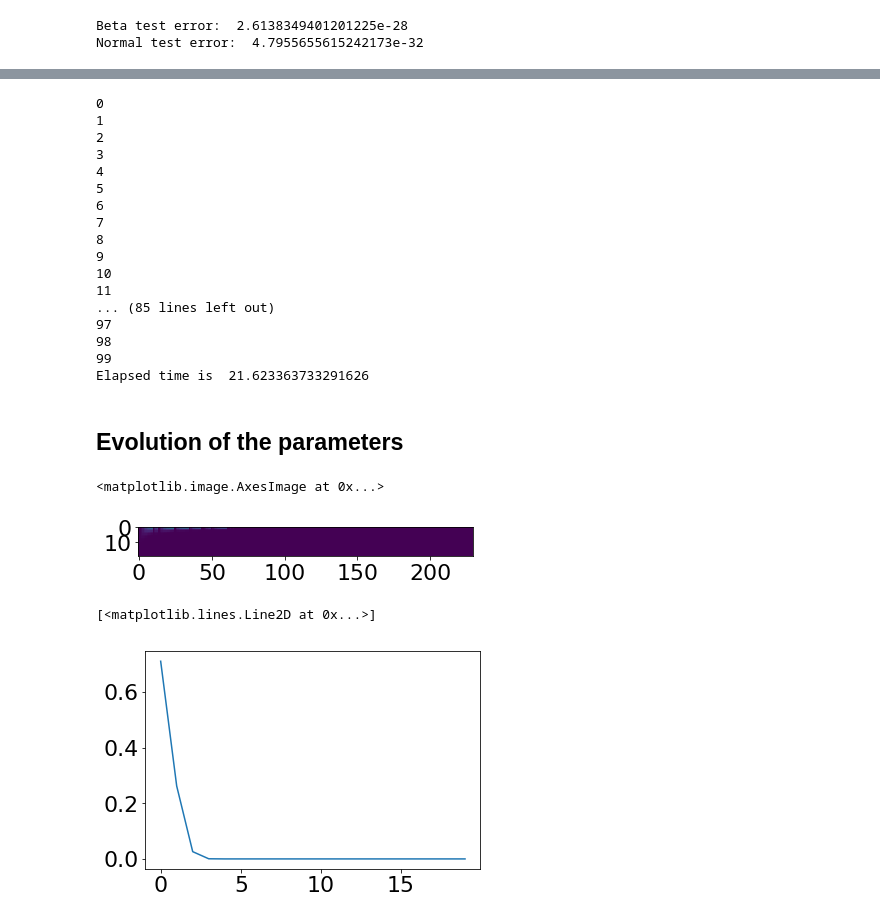
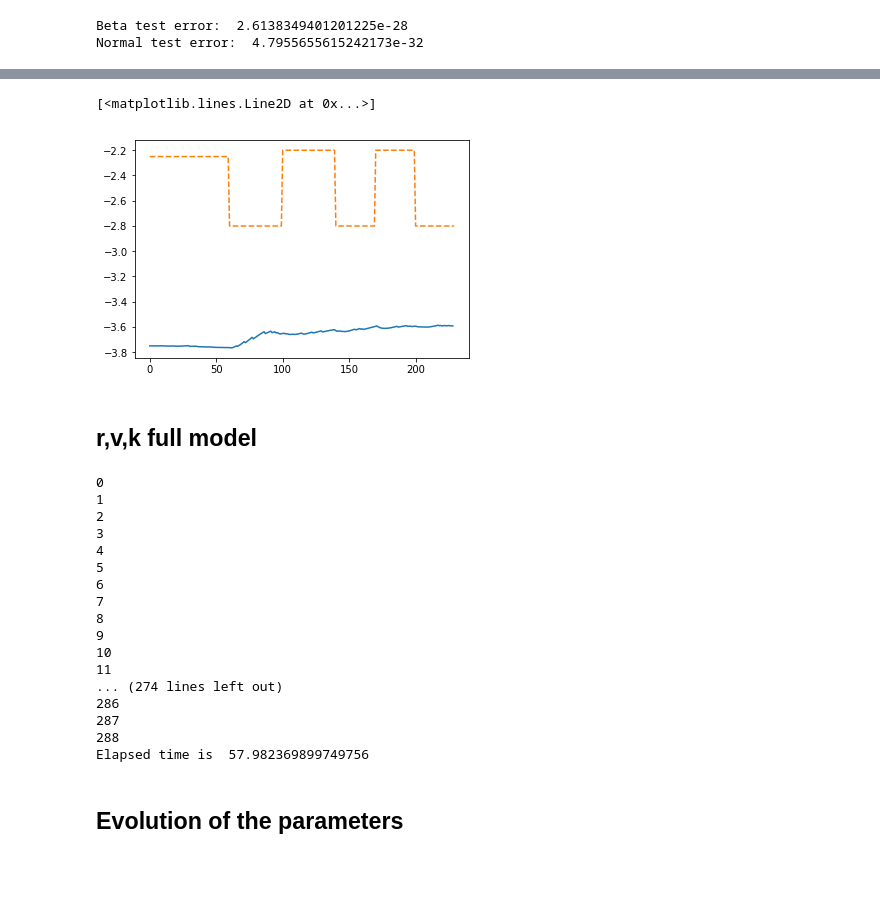
Before and after one commit to nhat-le/6-435-project, a Jupyter notebook: behrens_simulation.ipynb, the cells around one changed output, grey strips where cells are left out. Drawn from its saved outputs; the diff is of its cells as text; code cells hidden in the pictures; blank space fills up the shorter version.

```diff
--- a/behrens_simulation.ipynb
+++ b/behrens_simulation.ipynb
@@ -189,10 +335,19 @@ def find_posterior_t_arr_gaussian(y, prev_res):
+# %%
+plt.plot(vprobs)
+plt.plot(np.array(true_prob) - 3, '--')
+# %% [output]
+[<matplotlib.lines.Line2D at 0x...>]
+[figure, added]
+# %% [markdown]
+## r,v,k full model
 # %%
 # Set up a grid of r, v, k
 rvals = np.linspace(0, 1, 20)
-vvals = np.linspace(-3, 3, 20)
-kvals = np.linspace(-3, 3, 20)
+vvals = np.linspace(-3, -2, 20)
+kvals = np.linspace(-3, -2, 20)
 dv = vvals[1] - vvals[0]
 dr = rvals[1] - rvals[0]
+#outcomes = ysim
 
 begin = time.time()
 #Initialize array for storage
@@ -200,7 +355,7 @@ result_final = np.ones((len(rvals), len(vvals), len(kvals), len(outcomes)))
 result_final = result_final / np.sum(result_final[:,:,:,0])
 
 
-nsimulate = 100
+nsimulate = len(outcomes) - 1
 
 # Perform the iterative updates
 for t in range(nsimulate):
@@ -222,24 +377,13 @@ print('Elapsed time is ', end - begin)
 9
 10
 11
-... (85 lines left out)
-97
-98
-99
-Elapsed time is  21.623363733291626
+... (274 lines left out)
+286
+287
+288
+Elapsed time is  57.982369899749756
 # %% [markdown]
 ## Evolution of the parameters
-# %%
-plt.figure()
-plt.imshow(result_final[19,:,0,:])
-# %% [output]
-<matplotlib.image.AxesImage at 0x...>
-[figure, removed]
-# %%
-plt.plot(v_prob)
-# %% [output]
-[<matplotlib.lines.Line2D at 0x...>]
-[figure, removed]
 # %%
 rprobs = []
 vprobs = []
```
Also changed, not shown: parts of 17 cells of this notebook.
